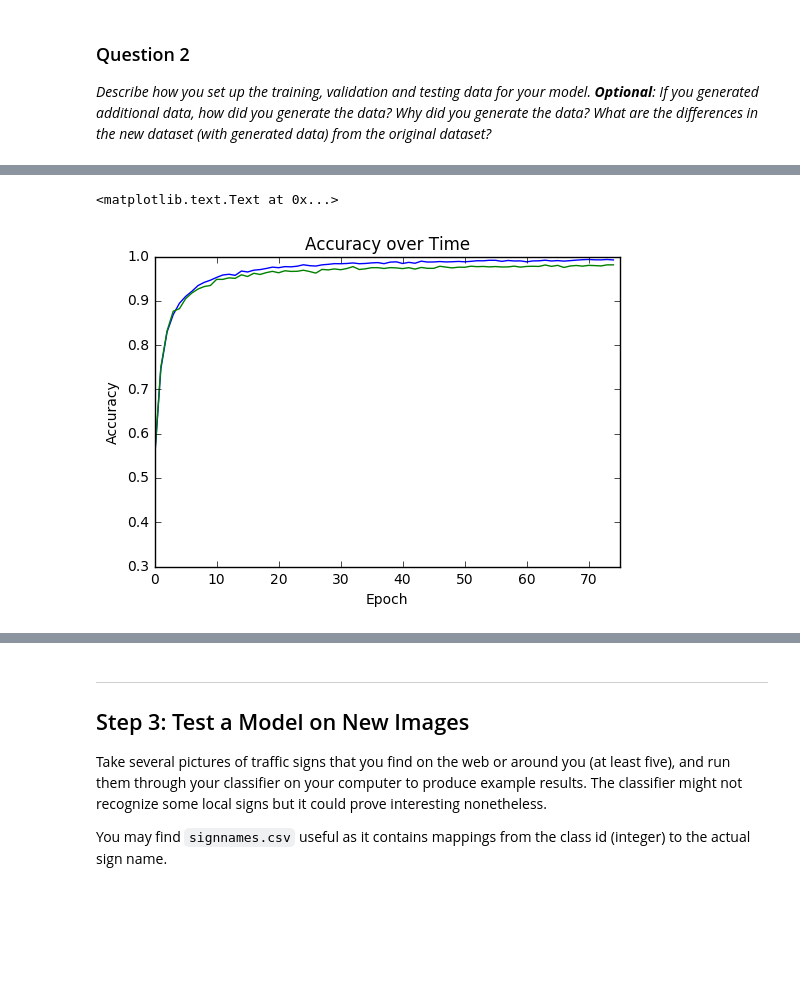
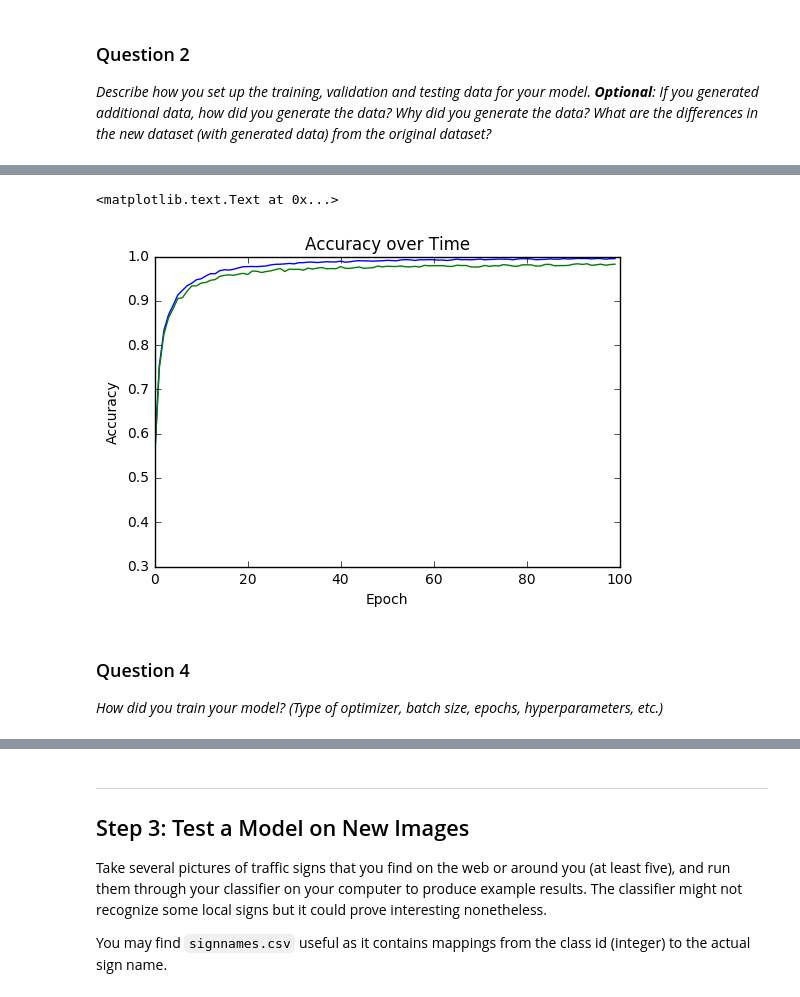
Before and after one commit to CassLamendola/Traffic-Sign-Classifier, a Jupyter notebook: Traffic_Sign_Classifier.ipynb, the cells around one changed output, grey strips where cells are left out. Cells and saved outputs as stored; diff of their text form; code cells hidden in the pictures; blank space fills up the shorter version.

Commit message:
complete questions

```diff
--- a/Traffic_Sign_Classifier.ipynb
+++ b/Traffic_Sign_Classifier.ipynb
@@ -272,7 +276,7 @@ Because the test set was already set up, I used train_test_split from sklearn to
 import tensorflow as tf
 from tensorflow.contrib.layers import flatten
 
-epochs = 75
+epochs = 100
 batch_size = 256
 keep_probability = 0.7
 # %%
@@ -340,7 +365,7 @@ y = tf.placeholder(tf.int32, (None))
 one_hot_y = tf.one_hot(y, 43)
 keep_prob = tf.placeholder(tf.float32)
 # %%
-rate = 0.0015
+rate = 0.001
 
 logits = LeNet(x)
 cross_entropy = tf.nn.softmax_cross_entropy_with_logits(logits, one_hot_y)
@@ -421,13 +437,17 @@ Model saved
 # %%
 # Visualize Accuracy
 
 plt.plot(train_acc)
 plt.plot(val_acc)
-plt.xlim(0, 75)
+plt.xlim(0, 100)
 plt.ylim(0.3, 1.0)
 plt.xlabel('Epoch')
 plt.ylabel('Accuracy')
 plt.title('Accuracy over Time')
 # %% [output]
 <matplotlib.text.Text at 0x...>
-[figure, old version]
+[figure, new version]
+# %% [markdown]
+### Question 4
+
+_How did you train your model? (Type of optimizer, batch size, epochs, hyperparameters, etc.)_
```
Also changed, not shown: parts of 27 cells of this notebook.
